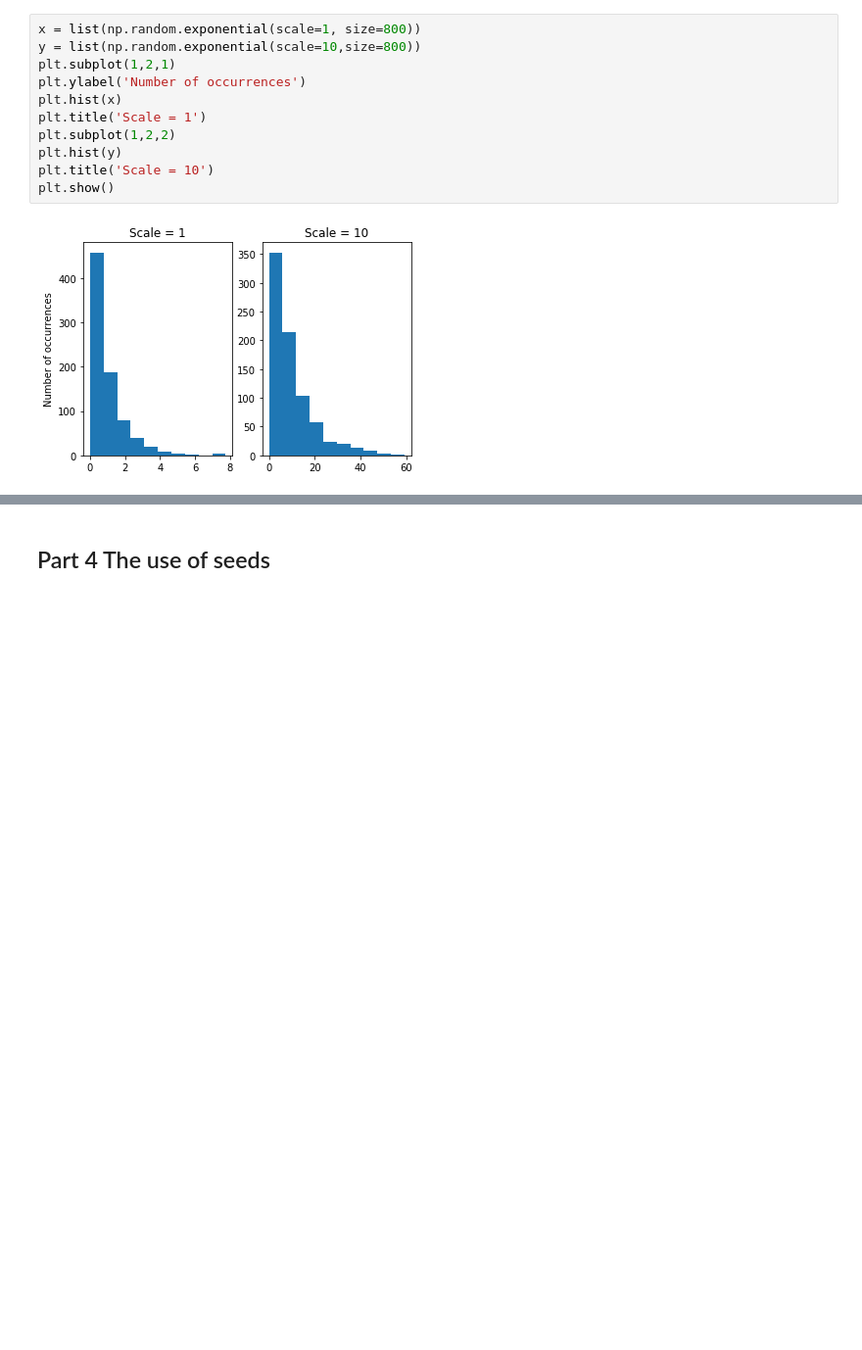
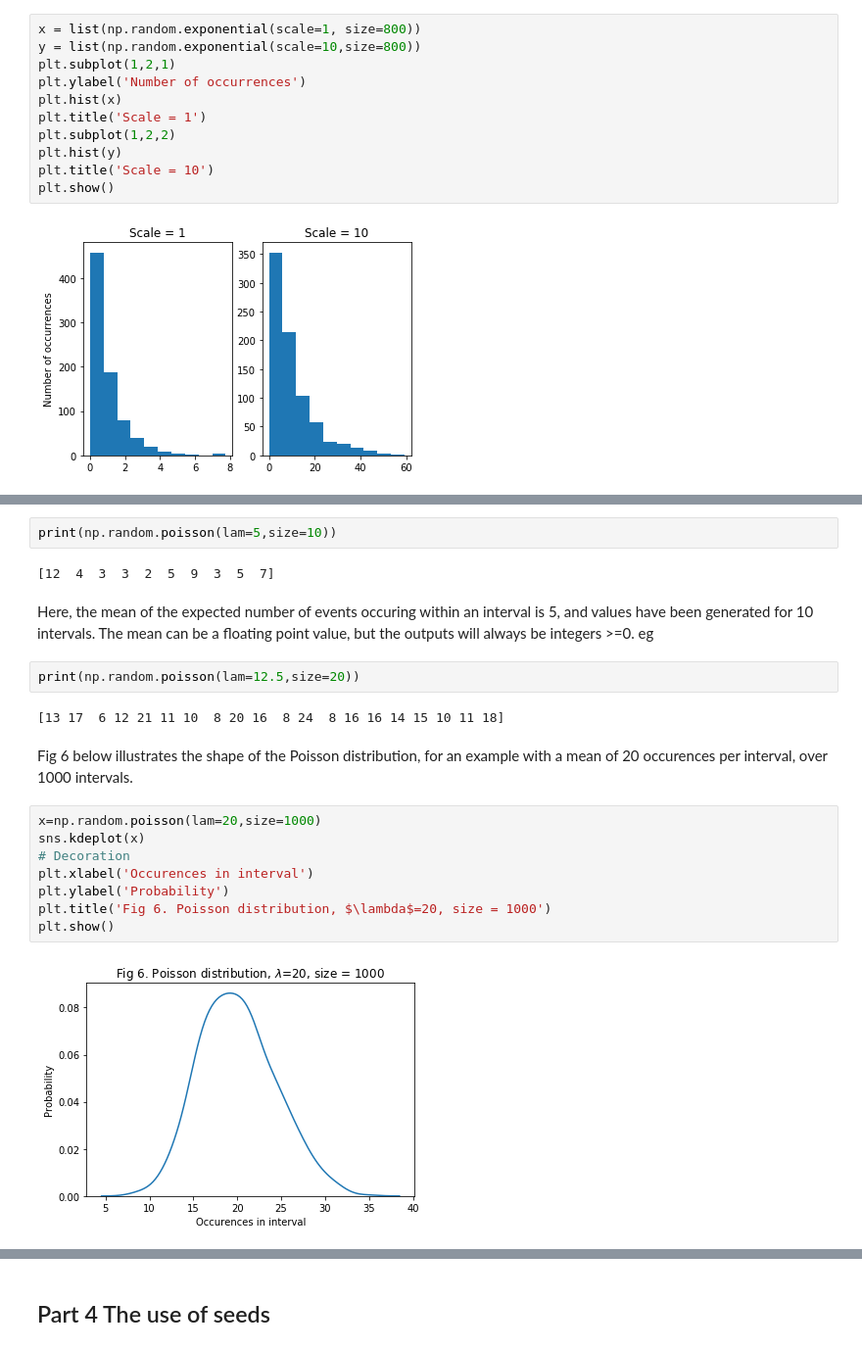
Before and after one commit to NigelSlack/numpy-random, a Jupyter notebook: numpy-random.ipynb, the cells around one changed output, grey strips where cells are left out. Shown at 98% size. Drawn from its saved outputs; the diff is of its cells as text; blank space fills up the shorter version.

```diff
--- a/numpy-random.ipynb
+++ b/numpy-random.ipynb
@@ -337,0 +362,22 @@ plt.show()
+# %%
+print(np.random.poisson(lam=5,size=10))
+# %% [output]
+[12  4  3  3  2  5  9  3  5  7]
+# %% [markdown]
+Here, the mean of the expected number of events occuring within an interval is 5, and values have been generated for 10 intervals. The mean can be a floating point value, but the outputs will always be integers >=0. eg
+# %%
+print(np.random.poisson(lam=12.5,size=20))
+# %% [output]
+[13 17  6 12 21 11 10  8 20 16  8 24  8 16 16 14 15 10 11 18]
+# %% [markdown]
+Fig 6 below illustrates the shape of the Poisson distribution, for an example with a mean of 20 occurences per interval, over 1000 intervals.
+# %%
+x=np.random.poisson(lam=20,size=1000)
+sns.kdeplot(x)
+# Decoration
+plt.xlabel('Occurences in interval')
+plt.ylabel('Probability')
+plt.title('Fig 6. Poisson distribution, $\lambda$=20, size = 1000')
+plt.show()
+# %% [output]
+[figure, added]
```
Also changed, not shown: parts of 13 cells of this notebook.
